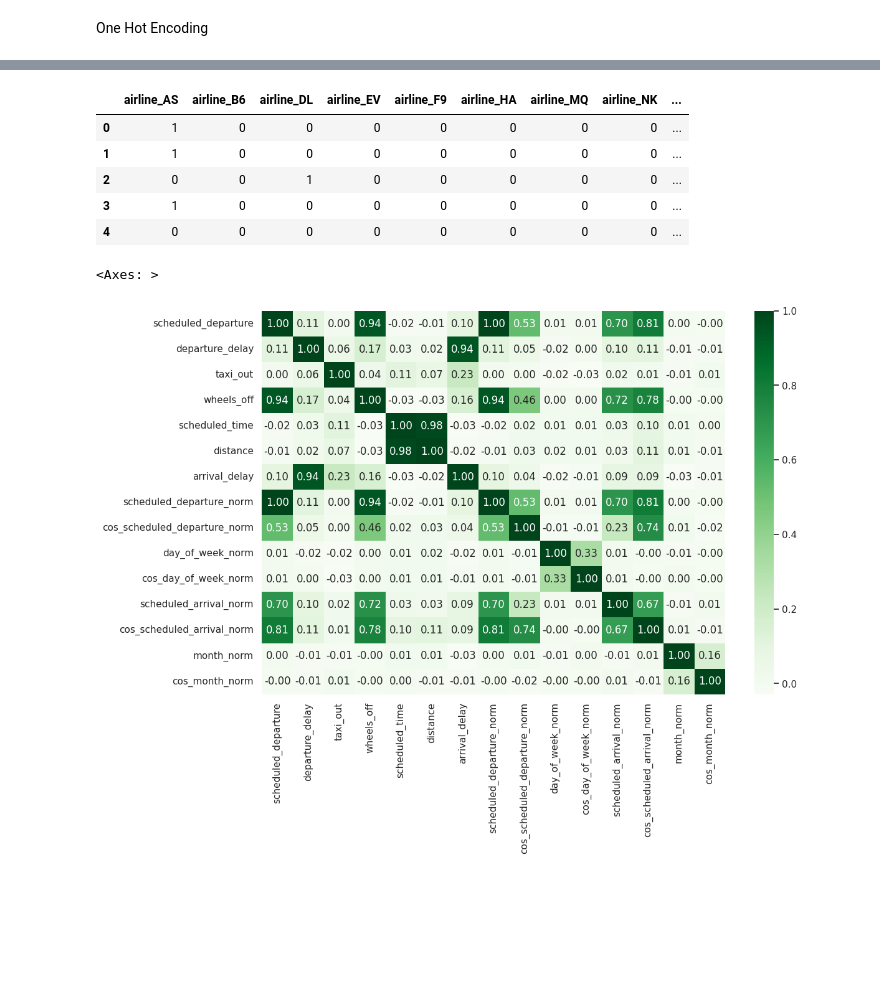
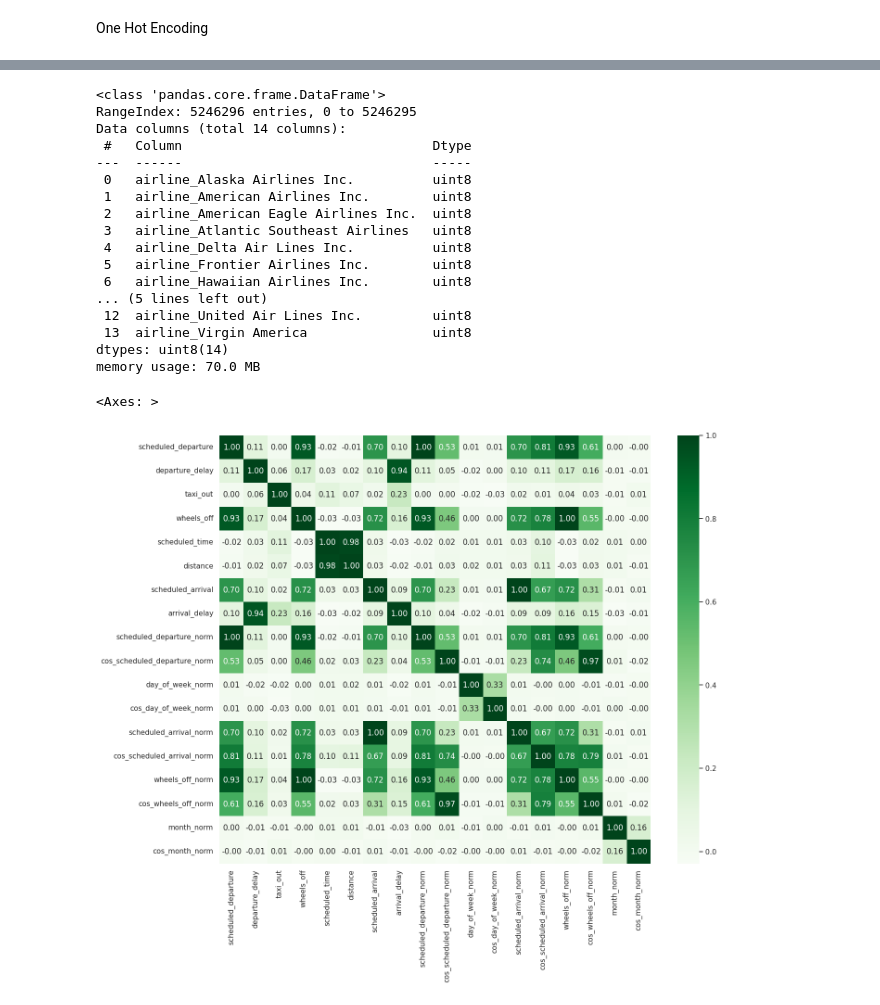
Before and after one commit to lukaszek358/SDA, a Jupyter notebook: projekt_końcowy.ipynb, the cells around one changed output, grey strips where cells are left out. Cells and saved outputs as stored; diff of their text form; code cells hidden in the pictures; blank space fills up the shorter version.

```diff
--- a/projekt_końcowy.ipynb
+++ b/projekt_końcowy.ipynb
@@ -203,0 +283,6 @@ raw_flights = raw_flights.reset_index(drop = True)
+# %%
+raw_flights['wheels_off'] = raw_flights['wheels_off'].apply(zamien_na_godziny_i_minuty)
+raw_flights['wheels_box'] = raw_flights['wheels_off'].str.split(':').str[0]
+raw_flights['wheels_box']
+raw_flights['wheels_box'] = pd.Categorical(raw_flights['wheels_box'], categories=hour_order, ordered=True)
+sns.boxplot(x='wheels_box', y='arrival_delay', data=raw_flights, showfliers=False)
@@ -219,0 +301,3 @@ raw_flights
+# %%
+raw_flights['wheels_off'] = pd.to_datetime(raw_flights['wheels_off']).dt.minute + pd.to_datetime(raw_flights['wheels_off']).dt.hour * 60
+raw_flights['wheels_off']
@@ -226,5 +327,8 @@ raw_flights["cos_day_of_week_norm"] = np.cos(raw_flights['day_of_week_norm'])
 # %%
 raw_flights['scheduled_arrival_norm'] = 2 * math.pi * raw_flights['scheduled_arrival'] / 1440
 raw_flights['cos_scheduled_arrival_norm'] = np.cos(raw_flights['scheduled_arrival_norm'])
+# %%
+raw_flights['wheels_off_norm'] = 2 * math.pi * raw_flights['wheels_off'] / 1440
+raw_flights['cos_wheels_off_norm'] = np.cos(raw_flights['wheels_off_norm'])
 # %%
-raw_flights = raw_flights.drop(columns = ['scheduled_arrival'])
+raw_flights = raw_flights.drop(columns = ['scheduled_dep',	'scheduled_arr', 'wheels_box'], axis = 1)
@@ -295,19 +399,30 @@ airline_cat = pd.get_dummies(data = airline_cat, drop_first = True)
 # %%
-airline_cat.head()
+airline_cat.info()
 # %% [output]
-|  | airline_AS | airline_B6 | airline_DL | airline_EV | airline_F9 | airline_HA | airline_MQ | airline_NK | ... |
-| 0 | 1 | 0 | 0 | 0 | 0 | 0 | 0 | 0 | ... |
-| 1 | 1 | 0 | 0 | 0 | 0 | 0 | 0 | 0 | ... |
-| 2 | 0 | 0 | 1 | 0 | 0 | 0 | 0 | 0 | ... |
-| 3 | 1 | 0 | 0 | 0 | 0 | 0 | 0 | 0 | ... |
-| 4 | 0 | 0 | 0 | 0 | 0 | 0 | 0 | 0 | ... |
+<class 'pandas.core.frame.DataFrame'>
+RangeIndex: 5246296 entries, 0 to 5246295
+Data columns (total 14 columns):
+ #   Column                                Dtype
+---  ------                                -----
+ 0   airline_Alaska Airlines Inc.          uint8
+ 1   airline_American Airlines Inc.        uint8
+ 2   airline_American Eagle Airlines Inc.  uint8
+ 3   airline_Atlantic Southeast Airlines   uint8
+ 4   airline_Delta Air Lines Inc.          uint8
+ 5   airline_Frontier Airlines Inc.        uint8
+ 6   airline_Hawaiian Airlines Inc.        uint8
+... (5 lines left out)
+ 12  airline_United Air Lines Inc.         uint8
+ 13  airline_Virgin America                uint8
+dtypes: uint8(14)
+memory usage: 70.0 MB
 # %%
 corr = raw_flights.corr()
 
-f, ax = plt.subplots(figsize=(12, 8))
+f, ax = plt.subplots(figsize=(15, 12))
 
 # Draw the heatmap
 sns.heatmap(corr, annot=True, fmt= '.2f', cmap = 'Greens', )
 # %% [output]
 <Axes: >
-[figure, old version]
+[figure, new version]
```
Also changed, not shown: parts of 41 cells of this notebook.
